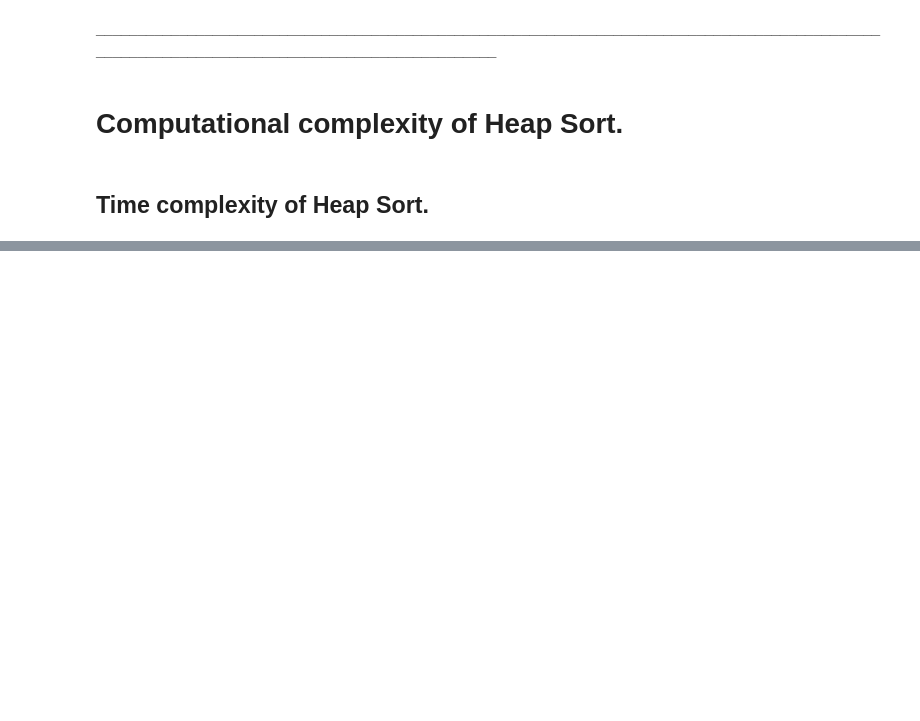
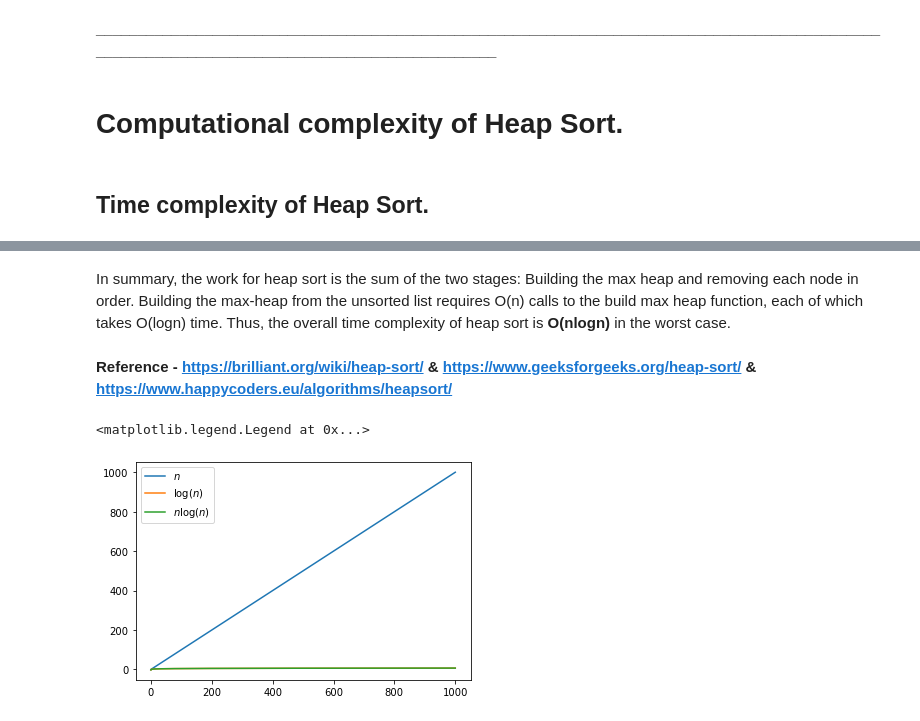
Before and after one commit to codeBySvet/Graph_Theory, a Jupyter notebook: heap-sort.ipynb, the cells around one changed output, grey strips where cells are left out. Saved outputs shown, nothing was run; the diff lists cells and outputs as text; code cells hidden in the pictures; blank space fills up the shorter version.

Commit message:
Expanded on computational complexity of heap sort

```diff
--- a/heap-sort.ipynb
+++ b/heap-sort.ipynb
@@ -478,0 +479,19 @@ We report here relevant references:
+# %% [markdown]
+In summary, the work for heap sort is the sum of the two stages: Building the max heap and removing each node in order. Building the max-heap from the unsorted list requires O(n) calls to the build max heap function, each of which takes O(logn) time. Thus, the overall time complexity of heap sort is <b>O(nlogn)</b> in the worst case.
+# %% [markdown]
+<b> Reference - https://brilliant.org/wiki/heap-sort/ & https://www.geeksforgeeks.org/heap-sort/ & https://www.happycoders.eu/algorithms/heapsort/
+# %%
+n = np.arange(0.1, 1000.1, 0.1)
+
+y1 = n
+y2 =  np.log(n)
+y3 = n * np.log(n)
+
+plt.plot(n, y1, label='$n$')
+plt.plot(n, y2, label='$ \log(n)$')
+plt.plot(n, y2, label='$n \log(n)$')
+
+plt.legend()
+# %% [output]
+<matplotlib.legend.Legend at 0x...>
+[figure, added]
```
Also changed, not shown: parts of 17 cells of this notebook.
